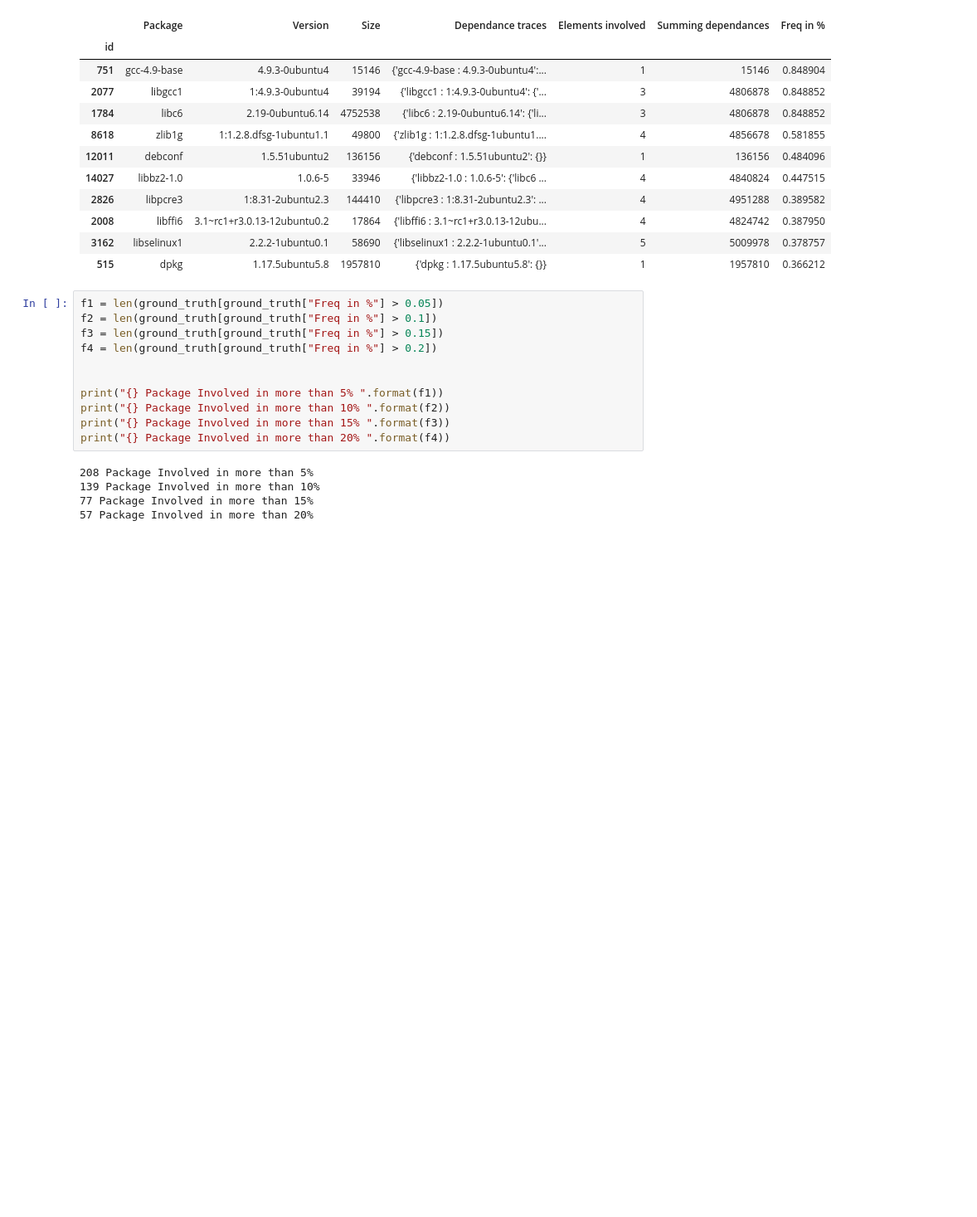
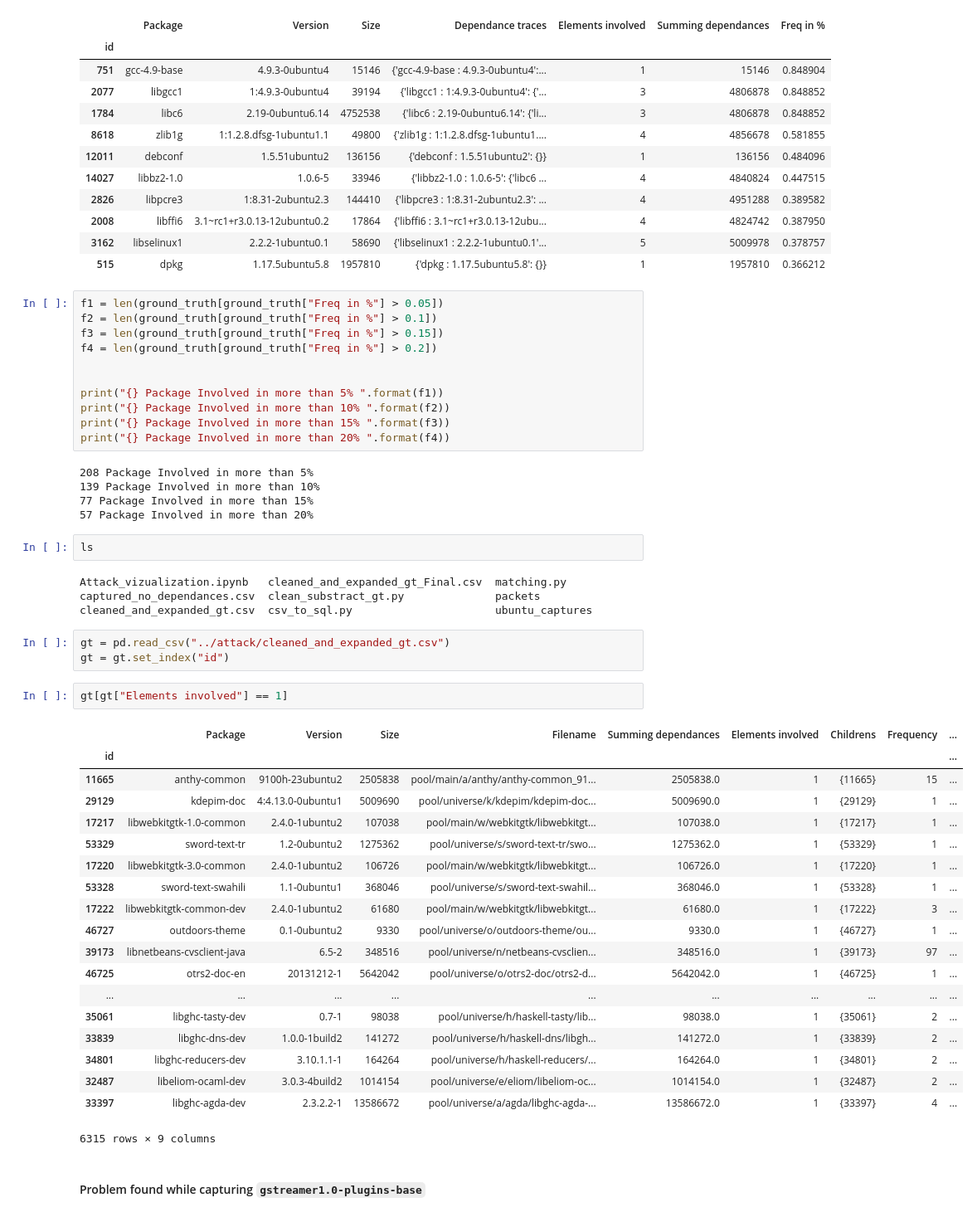
Before and after one commit to alex35469/fingerpatch, a Jupyter notebook: attack/Attack_vizualization.ipynb, the cells around one changed output. Shown at 83% size. Cells and saved outputs as stored; diff of their text form; blank space fills up the shorter version.

```diff
--- a/attack/Attack_vizualization.ipynb
+++ b/attack/Attack_vizualization.ipynb
@@ -1065,3 +1037,36 @@ print("{} Package Involved in more than 20% ".format(f4))
 139 Package Involved in more than 10%
 77 Package Involved in more than 15%
 57 Package Involved in more than 20%
+# %%
+ls
+# %% [output]
+Attack_vizualization.ipynb   cleaned_and_expanded_gt_Final.csv  matching.py
+captured_no_dependances.csv  clean_substract_gt.py              packets
+cleaned_and_expanded_gt.csv  csv_to_sql.py                      ubuntu_captures
+# %%
+gt = pd.read_csv("../attack/cleaned_and_expanded_gt.csv")
+gt = gt.set_index("id")
+# %%
+gt[gt["Elements involved"] == 1]
+# %% [output]
+|  | Package | Version | Size | Filename | Summing dependances | Elements involved | Childrens | Frequency | ... |
+| id |  |  |  |  |  |  |  |  | ... |
+| 11665 | anthy-common | 9100h-23ubuntu2 | 2505838 | pool/main/a/anthy/anthy-common_91... | 2505838.0 | 1 | {11665} | 15 | ... |
+| 29129 | kdepim-doc | 4:4.13.0-0ubuntu1 | 5009690 | pool/universe/k/kdepim/kdepim-doc... | 5009690.0 | 1 | {29129} | 1 | ... |
+| 17217 | libwebkitgtk-1.0-common | 2.4.0-1ubuntu2 | 107038 | pool/main/w/webkitgtk/libwebkitgt... | 107038.0 | 1 | {17217} | 1 | ... |
+| 53329 | sword-text-tr | 1.2-0ubuntu2 | 1275362 | pool/universe/s/sword-text-tr/swo... | 1275362.0 | 1 | {53329} | 1 | ... |
+| 17220 | libwebkitgtk-3.0-common | 2.4.0-1ubuntu2 | 106726 | pool/main/w/webkitgtk/libwebkitgt... | 106726.0 | 1 | {17220} | 1 | ... |
+| 53328 | sword-text-swahili | 1.1-0ubuntu1 | 368046 | pool/universe/s/sword-text-swahil... | 368046.0 | 1 | {53328} | 1 | ... |
+| 17222 | libwebkitgtk-common-dev | 2.4.0-1ubuntu2 | 61680 | pool/main/w/webkitgtk/libwebkitgt... | 61680.0 | 1 | {17222} | 3 | ... |
+| 46727 | outdoors-theme | 0.1-0ubuntu2 | 9330 | pool/universe/o/outdoors-theme/ou... | 9330.0 | 1 | {46727} | 1 | ... |
+| 39173 | libnetbeans-cvsclient-java | 6.5-2 | 348516 | pool/universe/n/netbeans-cvsclien... | 348516.0 | 1 | {39173} | 97 | ... |
+| 46725 | otrs2-doc-en | 20131212-1 | 5642042 | pool/universe/o/otrs2-doc/otrs2-d... | 5642042.0 | 1 | {46725} | 1 | ... |
+| ... | ... | ... | ... | ... | ... | ... | ... | ... | ... |
+| 35061 | libghc-tasty-dev | 0.7-1 | 98038 | pool/universe/h/haskell-tasty/lib... | 98038.0 | 1 | {35061} | 2 | ... |
+| 33839 | libghc-dns-dev | 1.0.0-1build2 | 141272 | pool/universe/h/haskell-dns/libgh... | 141272.0 | 1 | {33839} | 2 | ... |
+| 34801 | libghc-reducers-dev | 3.10.1.1-1 | 164264 | pool/universe/h/haskell-reducers/... | 164264.0 | 1 | {34801} | 2 | ... |
+| 32487 | libeliom-ocaml-dev | 3.0.3-4build2 | 1014154 | pool/universe/e/eliom/libeliom-oc... | 1014154.0 | 1 | {32487} | 2 | ... |
+| 33397 | libghc-agda-dev | 2.3.2.2-1 | 13586672 | pool/universe/a/agda/libghc-agda-... | 13586672.0 | 1 | {33397} | 4 | ... |
+6315 rows × 9 columns
+# %% [markdown]
+#### Problem found while capturing `gstreamer1.0-plugins-base`
```
Also changed, not shown: parts of 30 cells of this notebook, 2 other files.
